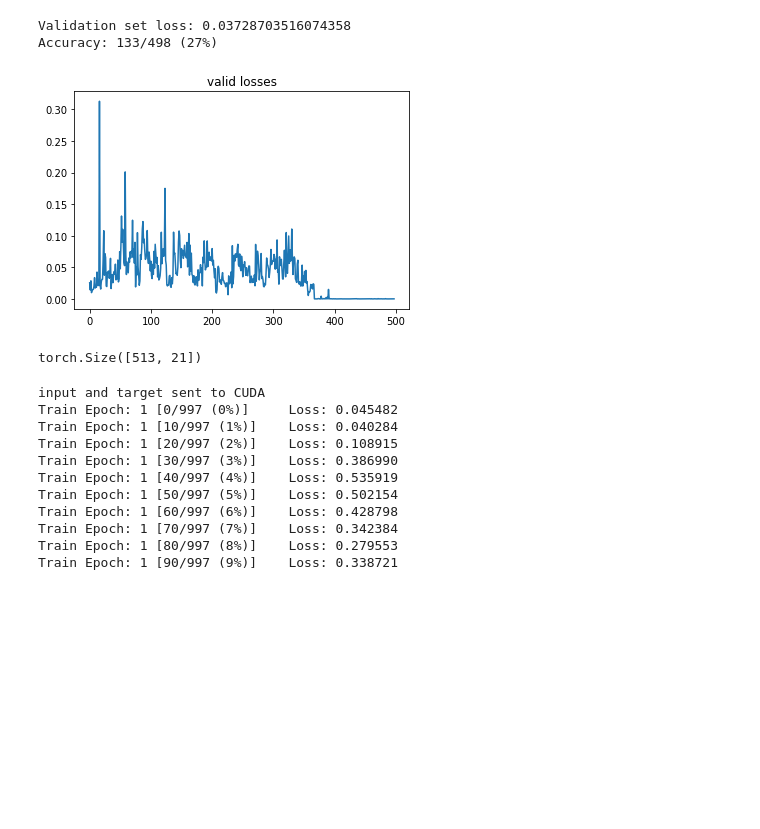
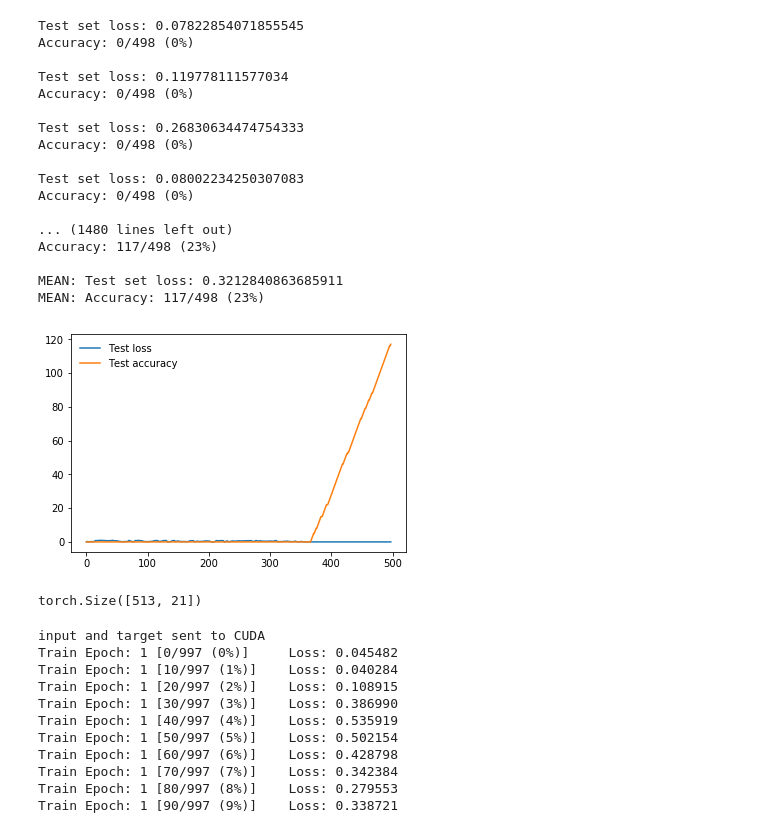
Before and after one commit to DianaPredoiu/sound-source-separation, a Jupyter notebook: sound-source-separation-network.ipynb, the cells around one changed output. Drawn from its saved outputs; the diff is of its cells as text; code cells hidden in the pictures; blank space fills up the shorter version.

```diff
--- a/sound-source-separation-network.ipynb
+++ b/sound-source-separation-network.ipynb
@@ -19,6 +19,7 @@ sr = 16000
 # nb_of_PFs_per_AF = 4
 nb_of_frames_in_AF = 4
 exp_w_avg_beta = 0.98
+mixes = []
 # %%
 def get_STFT_AF_frames(AF_array, PF_size):
     frames = []
@@ -550,17 +760,69 @@ Accuracy: 498/498 (100%)
+# %%
+voice1, sr = librosa.load(voice1_file_names_list[0], sr=16000)
+voice2, sr = librosa.load(voice2_file_names_list[0], sr=16000)
+
+# pad smaller array with zeros if it's the case or delete last entries
+voice1 = make_mix_of_5_seconds(voice1)
+voice2 = make_mix_of_5_seconds(voice2)
+
+# load the mixed audio
+mix = voice1 + voice2
+
+# apply generate mask from training, testing after training and validation
+split_audios_epoch("TEST-22-05-train-sep", train_mask, mix)
+split_audios_epoch("TEST-22-05-valid-sep", valid_mask, mix)
+
+# test for another mix
+
+voice1, sr = librosa.load(voice1_file_names_list_test[0], sr=16000)
+voice2, sr = librosa.load(voice2_file_names_list_test[0], sr=16000)
+
+# pad smaller array with zeros if it's the case or delete last entries
+voice1 = make_mix_of_5_seconds(voice1)
+voice2 = make_mix_of_5_seconds(voice2)
+
+# load the mixed audio
+mix = voice1 + voice2
+
+split_audios_epoch("TEST-22-05-test-sep", test_mask, mix)
 # %%
 # apply generate mask from training, testing after training and validation
 # split_audios_epoch("training-mask", mask)
 # split_audios_epoch("training-TEST-mask", mask_test)
 torch.cuda.empty_cache()
-network = torch.load('./sound-source-separation-model-800.pth')
-valid_mask = eval(network=network, test_set=test_set)
+network = torch.load('./sound-source-separation-model-400.pth')
+valid_mask = eval(network=network, test_set=train_set)
 
+voice1, sr = librosa.load(voice1_file_names_list[0], sr=16000)
+voice2, sr = librosa.load(voice2_file_names_list[0], sr=16000)
+
+# pad smaller array with zeros if it's the case or delete last entries
+voice1 = make_mix_of_5_seconds(voice1)
+voice2 = make_mix_of_5_seconds(voice2)
+
+# load the mixed audio
+mix = voice1 + voice2
 print(valid_mask[0].shape)
-split_audios_epoch("validation-mask", valid_mask)
+split_audios_epoch("validation-mask", valid_mask, mix)
 # %% [output]
-Validation set loss: 0.03728703516074358
-Accuracy: 133/498 (27%)
+Test set loss: 0.07822854071855545
+Accuracy: 0/498 (0%)
+
+Test set loss: 0.119778111577034
+Accuracy: 0/498 (0%)
+
+Test set loss: 0.26830634474754333
+Accuracy: 0/498 (0%)
+
+Test set loss: 0.08002234250307083
+Accuracy: 0/498 (0%)
+
+... (1480 lines left out)
+Accuracy: 117/498 (23%)
+
+MEAN: Test set loss: 0.3212840863685911
+MEAN: Accuracy: 117/498 (23%)
-[figure, old version]
+[figure, new version]
 torch.Size([513, 21])
 # %%
 # CE E IN JOS DE AICI ERA TESTARE MAI VECHE, O PASTREZ JUST IN CASE
```
Also changed, not shown: parts of 13 cells of this notebook, 2 other files.
